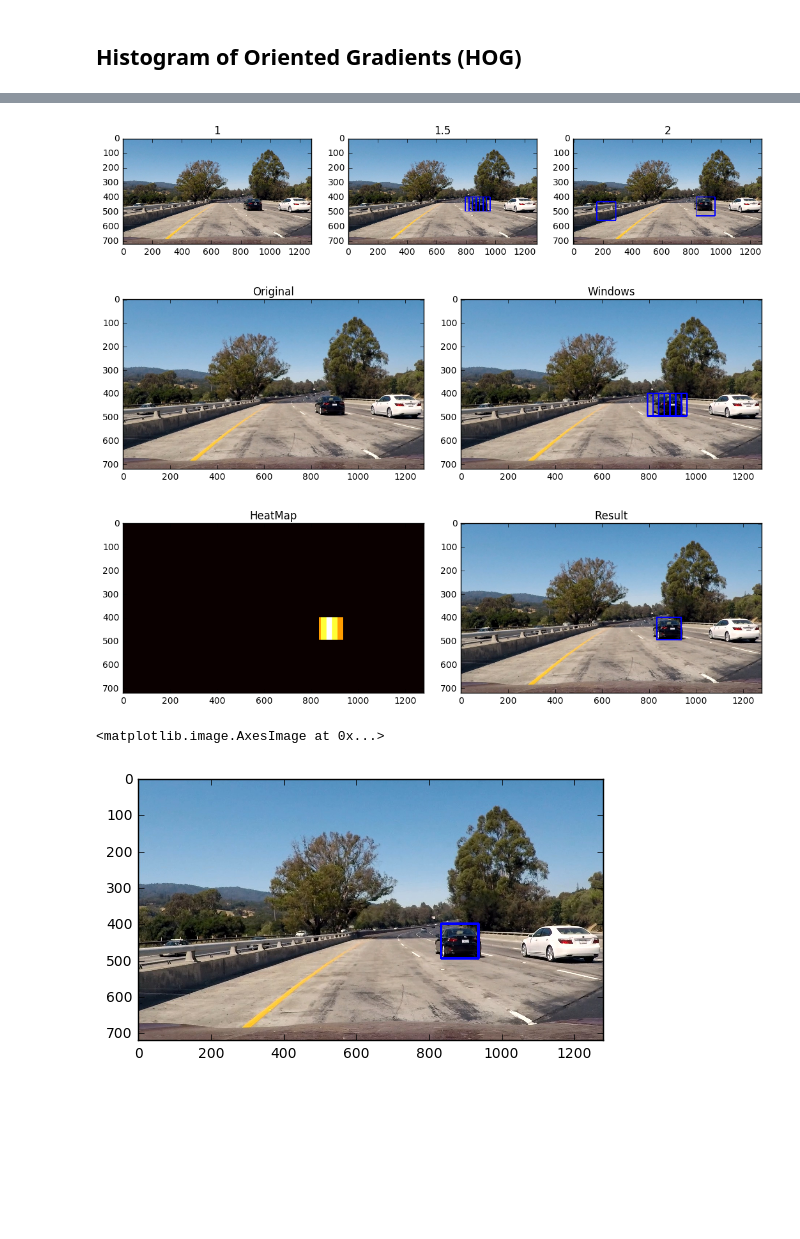
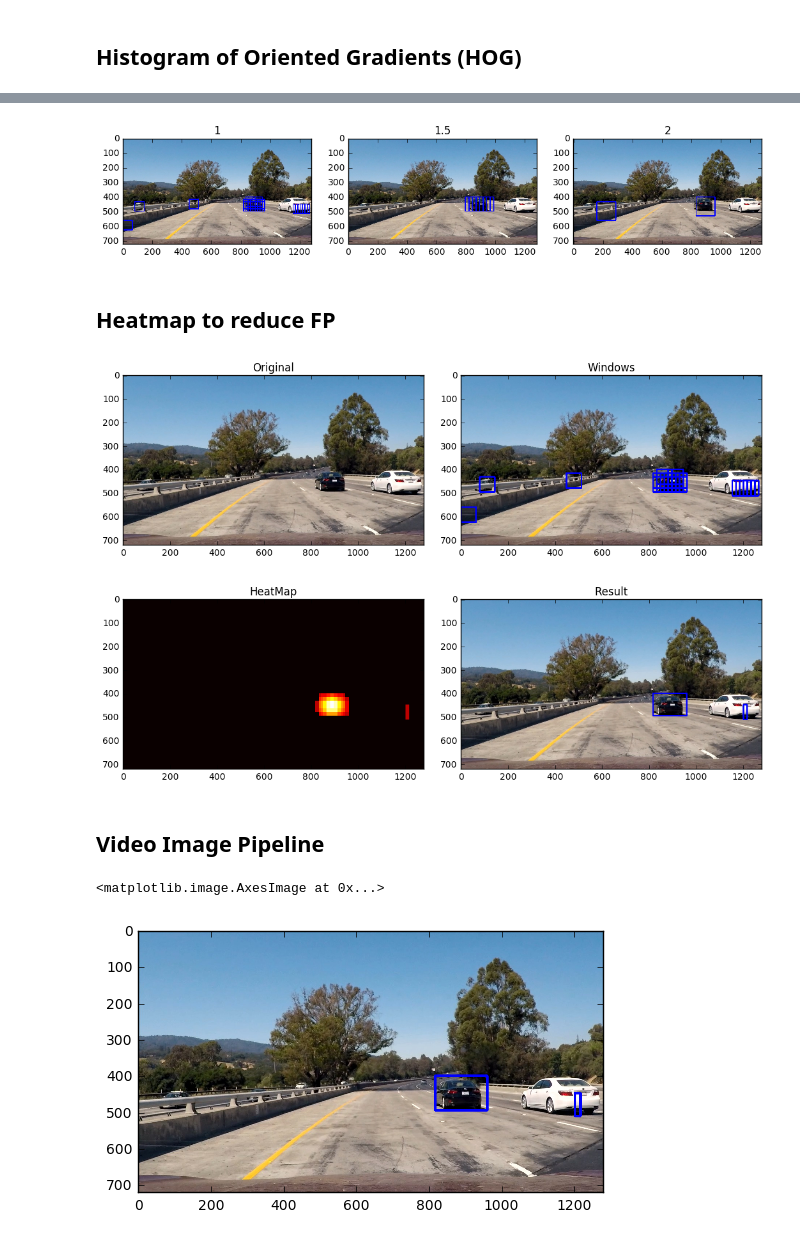
Before and after one commit to mstuefer/CarND-Vehicle-Detection, a Jupyter notebook: Main.ipynb, the cells around one changed output, grey strips where cells are left out. Saved outputs shown, nothing was run; the diff lists cells and outputs as text; code cells hidden in the pictures; blank space fills up the shorter version.

```diff
--- a/Main.ipynb
+++ b/Main.ipynb
@@ -100,11 +108,18 @@ Total # of cars:  8792
 # %%
 # Classifier training
 
+from sklearn.grid_search import GridSearchCV
 from sklearn.svm import LinearSVC
 from sklearn.preprocessing import StandardScaler
 from sklearn.cross_validation import train_test_split
 
-# def convert_color(img, conv='RGB2YCrCb'):
+param_grid = [
+    # {'C': [1, 10], 'gamma': [0.001, 0.0001]}
+    # {'C': [1, 10, 100], 'kernel': ['linear'], 'gamma': [0.001, 0.0001]}
+    # {'C': [1, 10, 100, 1000], 'kernel': ['linear', 'rbf'], 'gamma': [0.001, 0.0001],
+    # {'C': [1, 10, 100, 1000], 'gamma': [0.001, 0.0001], 'kernel': ['rbf']},
+ ]
+
 def convert_color(img, conv='RGB2YCrCb'):
     if conv == 'RGB2YCrCb':
         return cv2.cvtColor(img, cv2.COLOR_RGB2YCrCb)
@@ -133,6 +148,7 @@ def color_hist(img, nbins=32):
     return hist_features
 
 def extract_features(imgs, spatial_size=(32, 32), hist_bins=32):
+    global cspace
     # Create a list to append feature vectors to
     features = []
 
@@ -141,7 +157,7 @@ def extract_features(imgs, spatial_size=(32, 32), hist_bins=32):
         # Read in each one by one
         image = mpimg.imread(file)
         image = image.astype(np.float32)/255
-        feature_image = convert_color(image)
+        feature_image = convert_color(image, cspace)
 
         # ALL hog_channel
         ch1 = feature_image[:,:,0]
@@ -178,8 +194,12 @@ if len(car_features) > 0:
     X_train, X_test, y_train, y_test = train_test_split(scaled_X, y, test_size=0.2, random_state=rand_state)
     # Use a linear SVC
     svc = LinearSVC()
+    # svc = SVC()
+    # clf = GridSearchCV(svc, param_grid)
     # Train
     svc.fit(X_train, y_train)
+    # clf.fit(X_train, y_train)
+    # print('Best params found = ', clf.best_params_)
     print('Test Accuracy of SVC = ', round(svc.score(X_test, y_test), 4))
 else:
     raise ValueError("car_features empty")
@@ -190,12 +212,13 @@ Test Accuracy of SVC =  0.9879
 # Sliding Window Search
 
 def find_cars(img, ystart, ystop, scale, svc, X_scaler, orient, pix_per_cell, cell_per_block, spatial_size, hist_bins):
+    global cspace
     draw_img = np.copy(img)
     img = img.astype(np.float32)/255
     bbox = []
 
     img_tosearch = img[ystart:ystop,:,:]
-    ctrans_tosearch = convert_color(img_tosearch)
+    ctrans_tosearch = convert_color(img_tosearch, cspace)
     if scale != 1:
         imshape = ctrans_tosearch.shape
         ctrans_tosearch = cv2.resize(ctrans_tosearch, (np.int(imshape[1]/scale), np.int(imshape[0]/scale)))
@@ -254,7 +277,6 @@ def find_cars(img, ystart, ystop, scale, svc, X_scaler, orient, pix_per_cell, ce
     return draw_img, bbox
 
 
-test_img = mpimg.imread("test_images/test1.jpg")
 final_box_list = []
 scale = 2
 out_img20, box_list = find_cars(test_img, ystart, ystop, scale, svc, X_scaler, orient, pix_per_cell, cell_per_block, spatial_size, hist_bins)
@@ -262,7 +284,7 @@ final_box_list.append(box_list)
 scale = 1.5
 out_img15, box_list = find_cars(test_img, ystart, ystop, scale, svc, X_scaler, orient, pix_per_cell, cell_per_block, spatial_size, hist_bins)
 final_box_list.append(box_list)
-scale = 10
+scale = 1
 out_img10, box_list = find_cars(test_img, ystart, ystop, scale, svc, X_scaler, orient, pix_per_cell, cell_per_block, spatial_size, hist_bins)
 final_box_list.append(box_list)
 
@@ -277,7 +299,9 @@ ax3.set_title('2', fontsize=12)
 plt.subplots_adjust(left=0., right=1, top=0.9, bottom=0.)
 final_box_list = [item for sublist in final_box_list for item in sublist]
 # %% [output]
-[figure, old version]
+[figure, new version]
+# %% [markdown]
+## Heatmap to reduce FP
 # %%
 # Heatmap
 
@@ -318,41 +342,45 @@ def draw_labeled_bboxes(img, labels):
 
 # Add heat to each box in box list
 heat = add_heat(heat,final_box_list)
 
 # Apply threshold to help remove false positives
-heat = apply_threshold(heat,2)
+heat = apply_threshold(heat,heat_threshold)
 
 # Visualize the heatmap when displaying
 heatmap = np.clip(heat, 0, 255)
 
 # Find final boxes from heatmap using label function
 labels = label(heatmap)
 draw_img = draw_labeled_bboxes(np.copy(test_img), labels)
 
 # plt.imshow(heatmap, cmap="hot")
 
 f, (ax1, ax2) = plt.subplots(1, 2, figsize=(10, 8))
 f.tight_layout()
 ax1.imshow(test_img, cmap='gray')
 ax1.set_title('Original', fontsize=12)
-ax2.imshow(out_img15, cmap='gray')
+ax2.imshow(out_img10, cmap='gray')
 ax2.set_title('Windows', fontsize=12)
 plt.subplots_adjust(left=0., right=1, top=0.9, bottom=0.)
 
 f, (ax3, ax4) = plt.subplots(1, 2, figsize=(10, 8))
 f.tight_layout()
 ax3.imshow(heatmap, cmap='hot')
 ax3.set_title('HeatMap', fontsize=12)
 ax4.imshow(draw_img, cmap='gray')
 ax4.set_title('Result', fontsize=12)
 plt.subplots_adjust(left=0., right=1, top=0.9, bottom=0.)
 # %% [output]
-[figure, old version]
+[figure, new version]
-[figure, old version]
+[figure, new version]
+# %% [markdown]
+## Video Image Pipeline
 # %%
 # Video ImagePipeline
 
 def process_image(original_image):
+    global heat_threshold
+
     final_box_list = []
     scale = 1
     out_img10, box_list = find_cars(original_image, ystart, ystop, scale, svc, X_scaler, orient, pix_per_cell, cell_per_block, spatial_size, hist_bins)
@@ -370,14 +398,14 @@ def process_image(original_image):
 
     heat = np.zeros_like(original_image[:,:,0]).astype(np.float)
     heat = add_heat(heat,final_box_list)
-    heat = apply_threshold(heat,2)
+    heat = apply_threshold(heat,heat_threshold)
     heatmap = np.clip(heat, 0, 255)
-    # labels = label(heatmap)
+    labels = label(heatmap)
+
     draw_img = draw_labeled_bboxes(np.copy(original_image), labels)
-
     return draw_img
 
 plt.imshow(process_image(test_img))
 # %% [output]
 <matplotlib.image.AxesImage at 0x...>
-[figure, old version]
+[figure, new version]
```
Also changed, not shown: parts of 9 cells of this notebook, 3 other files.
